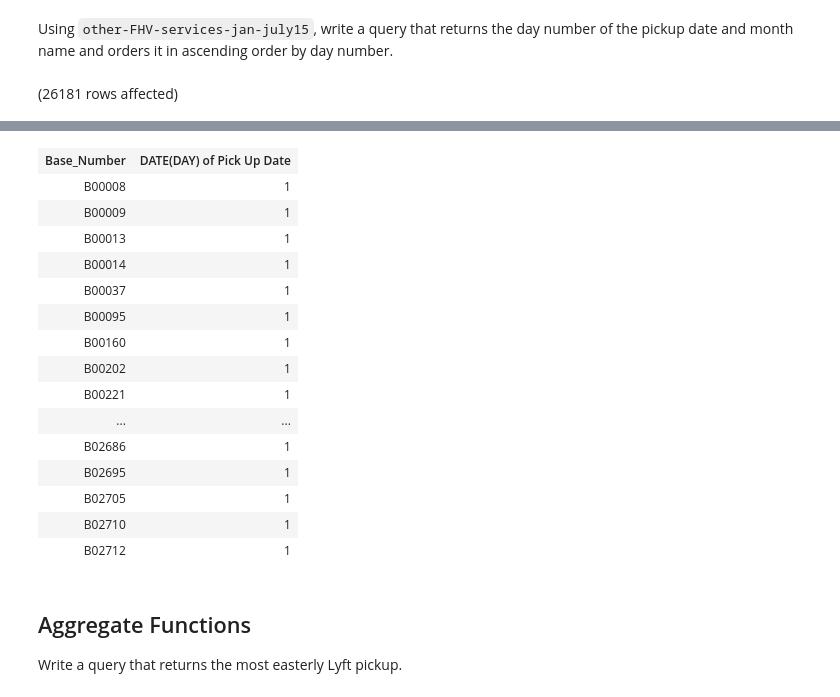
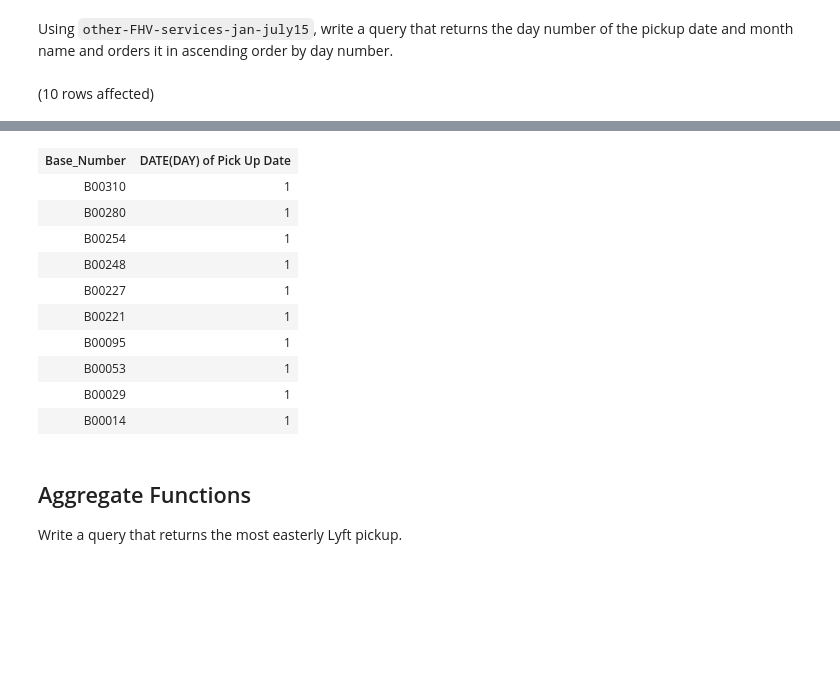
Before and after one commit to Oceyaunna/sql-part2-exercises, a Jupyter notebook: sql-part2.ipynb, the cells around one changed output, grey strips where cells are left out. Cells and saved outputs as stored; diff of their text form; code cells hidden in the pictures; blank space fills up the shorter version.

```diff
--- a/sql-part2.ipynb
+++ b/sql-part2.ipynb
@@ -107,9 +101,10 @@ Total execution time: 00:00:00.365
 Using `other-FHV-services-jan-july15`, write a query that returns the day number of the pickup date and month name and orders it in ascending order by day number.
 # %%
 SELECT
+TOP 10
     Base_Number,
     DATEPART(DAY, Pick_Up_Date) AS 'DATE(DAY) of Pick Up Date'
 FROM RideShareDB.dbo.other_FHV_services_jan_aug_2015
 ORDER BY DATEPART(DAY, Pick_Up_Date) ASC
 # %% [output]
-(26181 rows affected)
+(10 rows affected)
@@ -118,19 +112,14 @@ Total execution time: 00:00:00.321
 | Base_Number | DATE(DAY) of Pick Up Date |
-| B00008 | 1 |
-| B00009 | 1 |
-| B00013 | 1 |
+| B00310 | 1 |
+| B00280 | 1 |
+| B00254 | 1 |
+| B00248 | 1 |
+| B00227 | 1 |
+| B00221 | 1 |
+| B00095 | 1 |
+| B00053 | 1 |
+| B00029 | 1 |
 | B00014 | 1 |
-| B00037 | 1 |
-| B00095 | 1 |
-| B00160 | 1 |
-| B00202 | 1 |
-| B00221 | 1 |
-| ... | ... |
-| B02686 | 1 |
-| B02695 | 1 |
-| B02705 | 1 |
-| B02710 | 1 |
-| B02712 | 1 |
 # %% [markdown]
 ## Aggregate Functions
 
```
Also changed, not shown: parts of 5 cells of this notebook.
